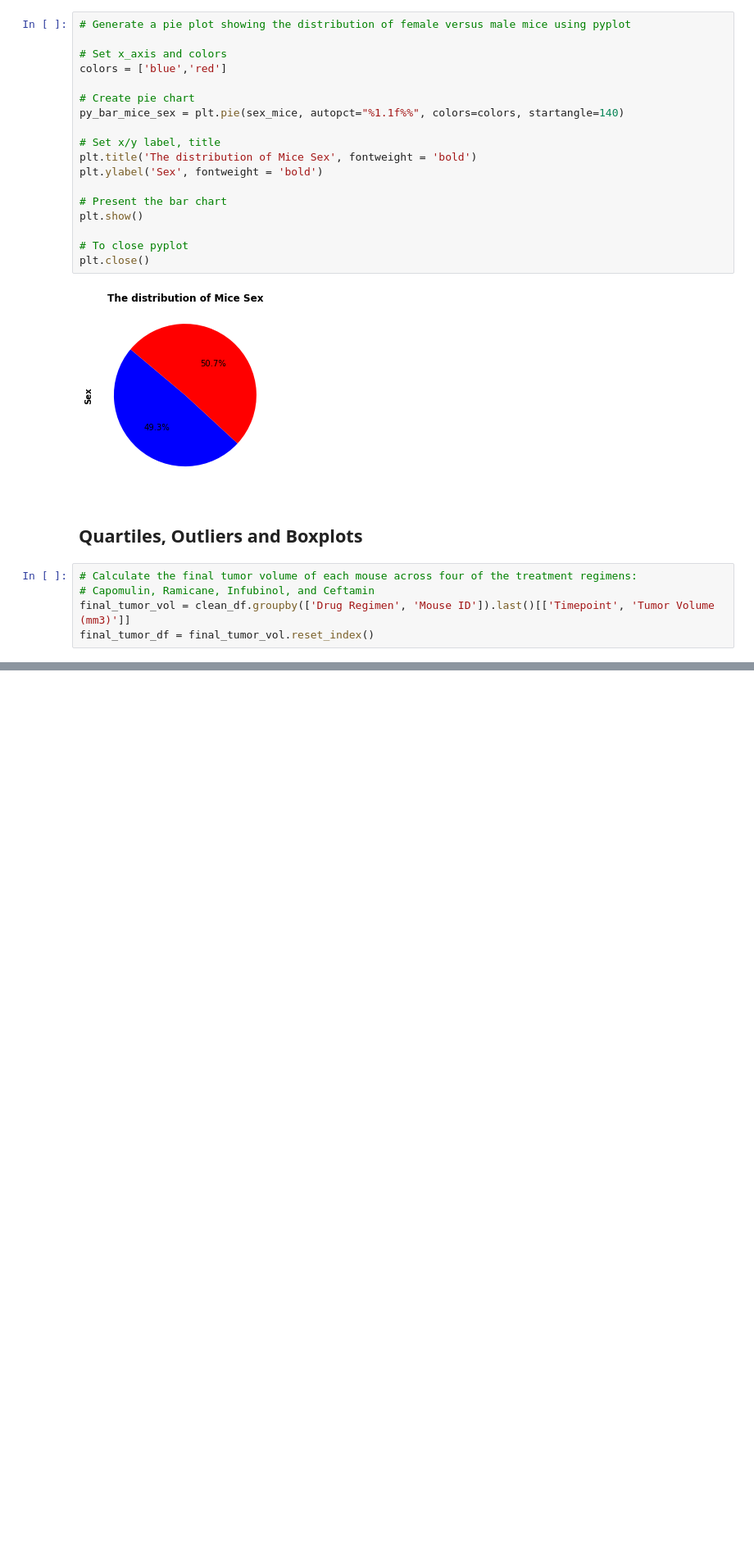
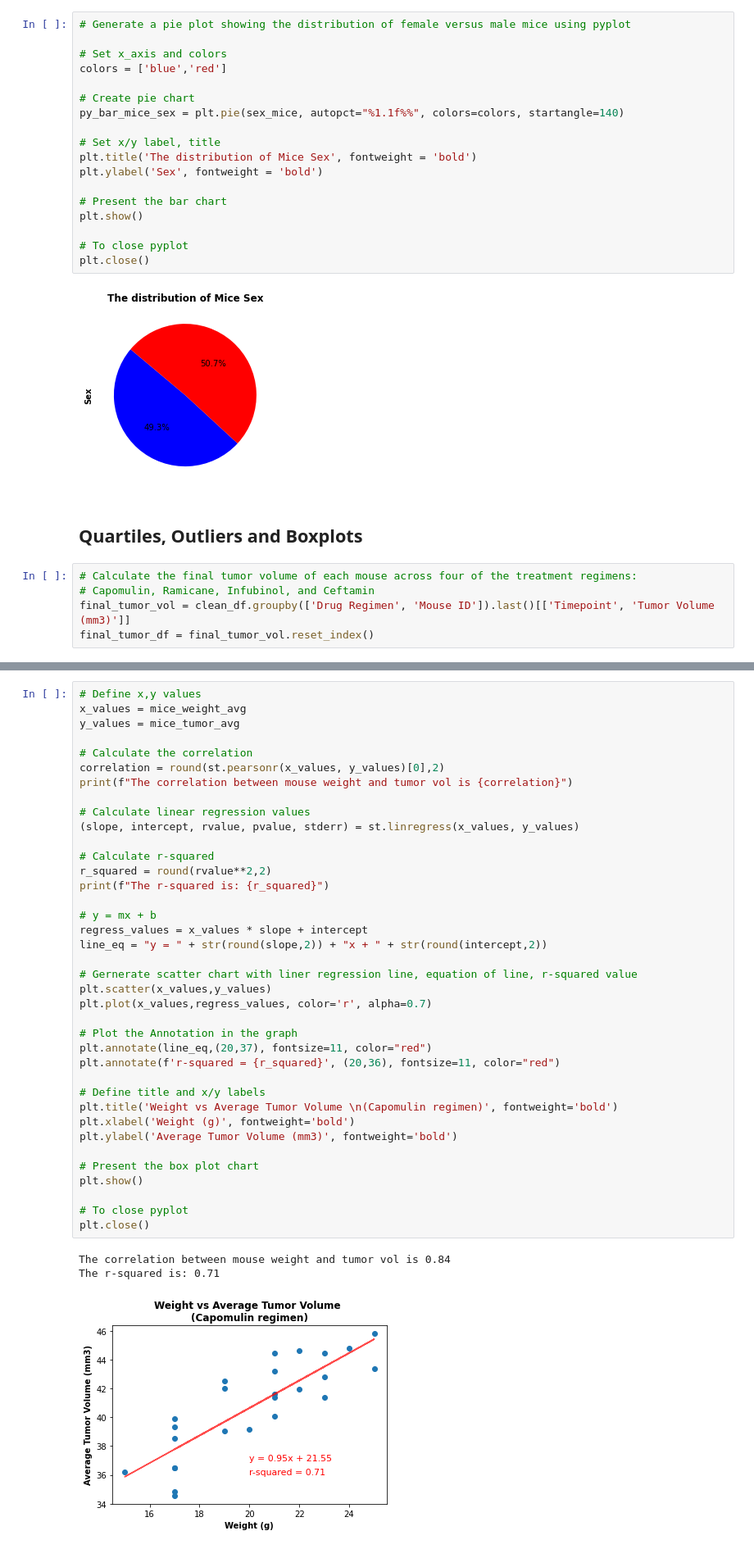
Before and after one commit to Amara-h/matplotlib_homework, a Jupyter notebook: matplotlib_homework.ipynb.ipynb, the cells around one changed output, grey strips where cells are left out. Shown: that part at 82% size. Drawn from its saved outputs; the diff is of its cells as text; blank space fills up the shorter version.

```diff
--- a/matplotlib_homework.ipynb.ipynb
+++ b/matplotlib_homework.ipynb.ipynb
@@ -304,0 +359,42 @@ plt.close()
+# %%
+# Define x,y values
+x_values = mice_weight_avg
+y_values = mice_tumor_avg
+
+# Calculate the correlation
+correlation = round(st.pearsonr(x_values, y_values)[0],2)
+print(f"The correlation between mouse weight and tumor vol is {correlation}")
+
+# Calculate linear regression values
+(slope, intercept, rvalue, pvalue, stderr) = st.linregress(x_values, y_values)
+
+# Calculate r-squared
+r_squared = round(rvalue**2,2)
+print(f"The r-squared is: {r_squared}")
+
+# y = mx + b
+regress_values = x_values * slope + intercept
+line_eq = "y = " + str(round(slope,2)) + "x + " + str(round(intercept,2))
+
+# Gernerate scatter chart with liner regression line, equation of line, r-squared value
+plt.scatter(x_values,y_values)
+plt.plot(x_values,regress_values, color='r', alpha=0.7)
+
+# Plot the Annotation in the graph
+plt.annotate(line_eq,(20,37), fontsize=11, color="red")
+plt.annotate(f'r-squared = {r_squared}', (20,36), fontsize=11, color="red")
+
+# Define title and x/y labels
+plt.title('Weight vs Average Tumor Volume \n(Capomulin regimen)', fontweight='bold')
+plt.xlabel('Weight (g)', fontweight='bold')
+plt.ylabel('Average Tumor Volume (mm3)', fontweight='bold')
+
+# Present the box plot chart
+plt.show()
+
+# To close pyplot
+plt.close()
+# %% [output]
+The correlation between mouse weight and tumor vol is 0.84
+The r-squared is: 0.71
+[figure, added]
```
Also changed, not shown: parts of 6 cells of this notebook.
